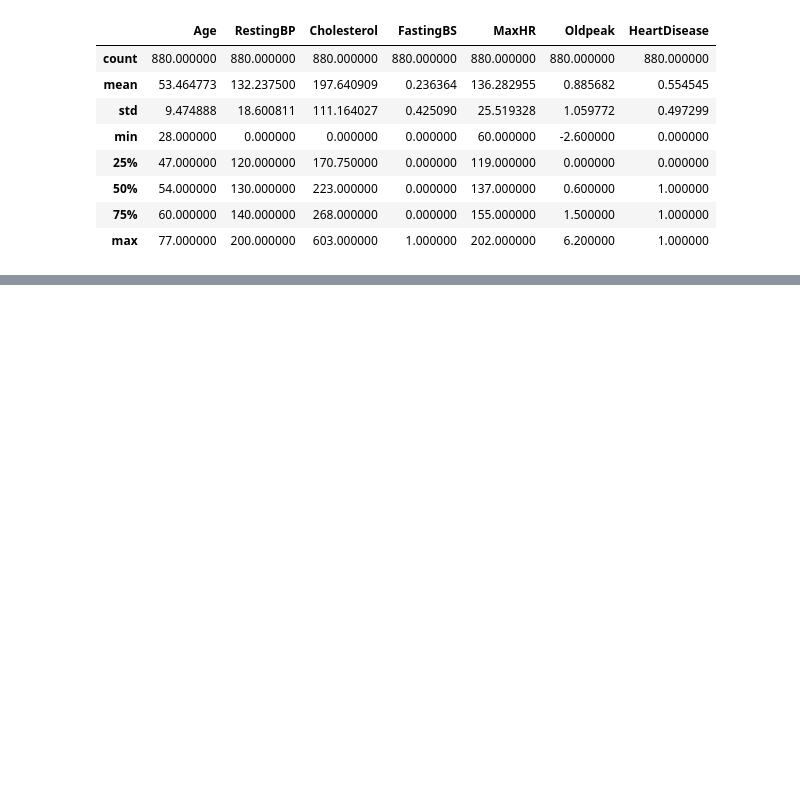
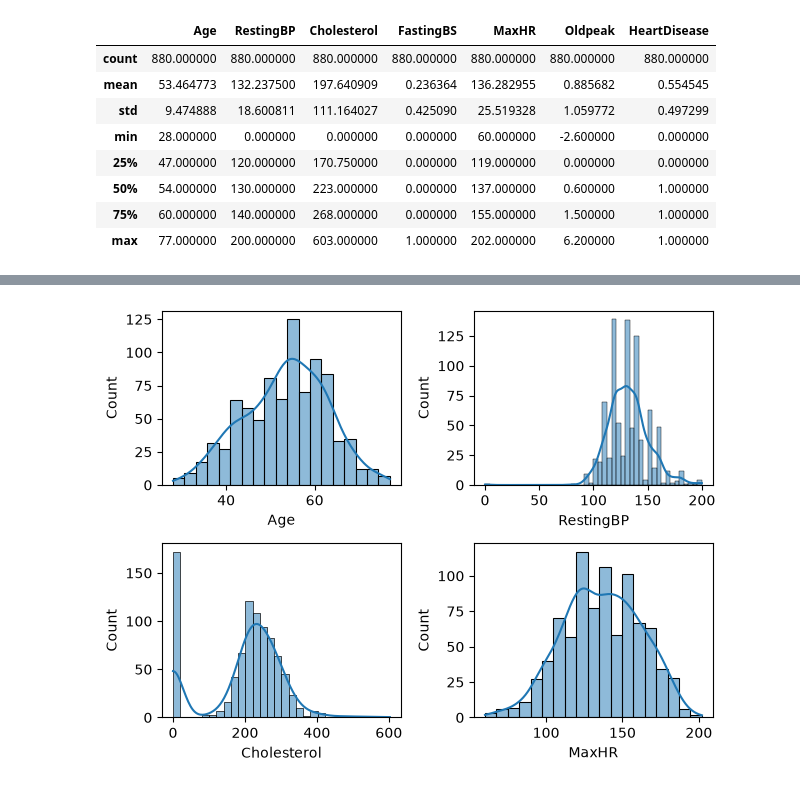
Before and after one commit to palak-bajpai-039/Machine-Learning, a Jupyter notebook: heart/heart.ipynb, the cells around one changed output, grey strips where cells are left out. Cells and saved outputs as stored; diff of their text form; code cells hidden in the pictures; blank space fills up the shorter version.

```diff
--- a/heart/heart.ipynb
+++ b/heart/heart.ipynb
@@ -65,0 +91,13 @@ df.describe()
+# %%
+def ploting(var,num):
+    plt.subplot(2,2,num)
+    sns.histplot(df[var],kde=True)
+
+ploting('Age',1)
+ploting('RestingBP',2)
+ploting('Cholesterol',3)
+ploting('MaxHR',4)
+
+plt.tight_layout()
+# %% [output]
+[figure, added]
```
Also changed, not shown: parts of 13 cells of this notebook.
